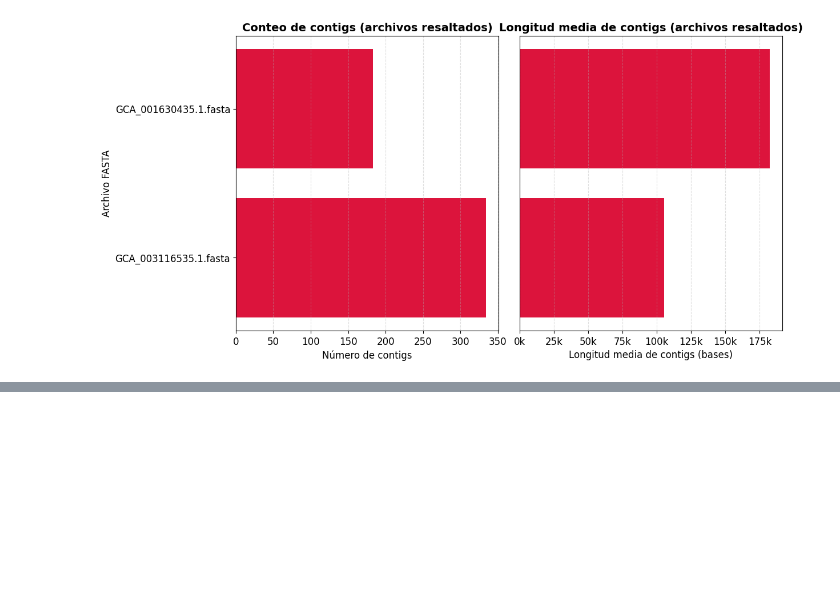
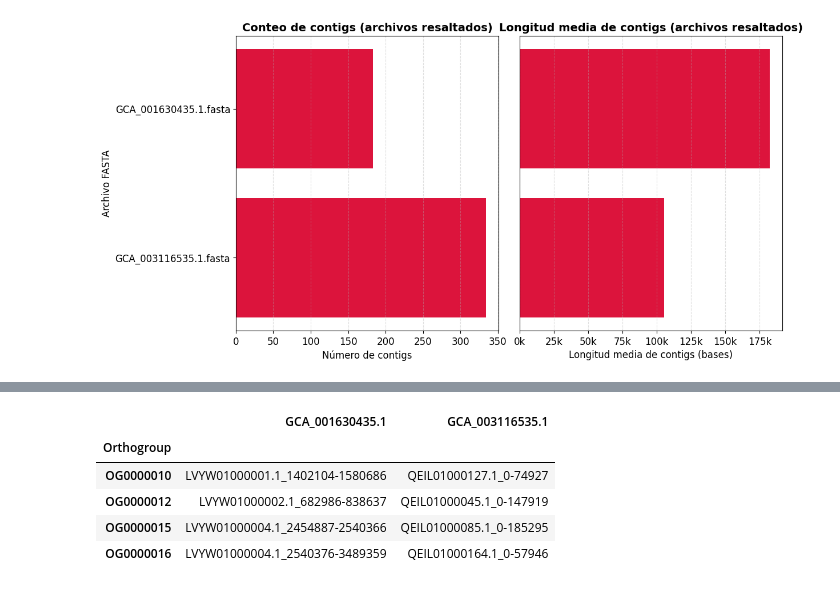
Before and after one commit to xkal1bur/PrevenIA, a Jupyter notebook: preprocessing.ipynb, the cells around one changed output, grey strips where cells are left out. Saved outputs shown, nothing was run; the diff lists cells and outputs as text; code cells hidden in the pictures; blank space fills up the shorter version.

```diff
--- a/preprocessing.ipynb
+++ b/preprocessing.ipynb
@@ -229,0 +130,8 @@ GC% promedio: 50.70
+# %%
+og = pd.read_csv("batch2/OrthoFinder/Orthogroups/Orthogroups.tsv", sep="\t")
+og_sc = pd.read_csv("batch2/OrthoFinder/Orthogroups/Orthogroups_SingleCopyOrthologues.txt", header=None, names=["Orthogroup"])
+# %%
+og.set_index("Orthogroup", inplace=True)
+og_sc.set_index("Orthogroup", inplace=True)
+# %%
+og_groups = og_sc.join(og)
@@ -230,3 +156,12 @@ GC% promedio: 50.70
+# %%
+og_groups
+# %% [output]
+|  | GCA_001630435.1 | GCA_003116535.1 |
+| Orthogroup |  |  |
+| OG0000010 | LVYW01000001.1_1402104-1580686 | QEIL01000127.1_0-74927 |
+| OG0000012 | LVYW01000002.1_682986-838637 | QEIL01000045.1_0-147919 |
+| OG0000015 | LVYW01000004.1_2454887-2540366 | QEIL01000085.1_0-185295 |
+| OG0000016 | LVYW01000004.1_2540376-3489359 | QEIL01000164.1_0-57946 |
 # %%
 from sklearn.feature_extraction.text import CountVectorizer
 import umap
```
Also changed, not shown: parts of 17 cells of this notebook, 8 other files.
